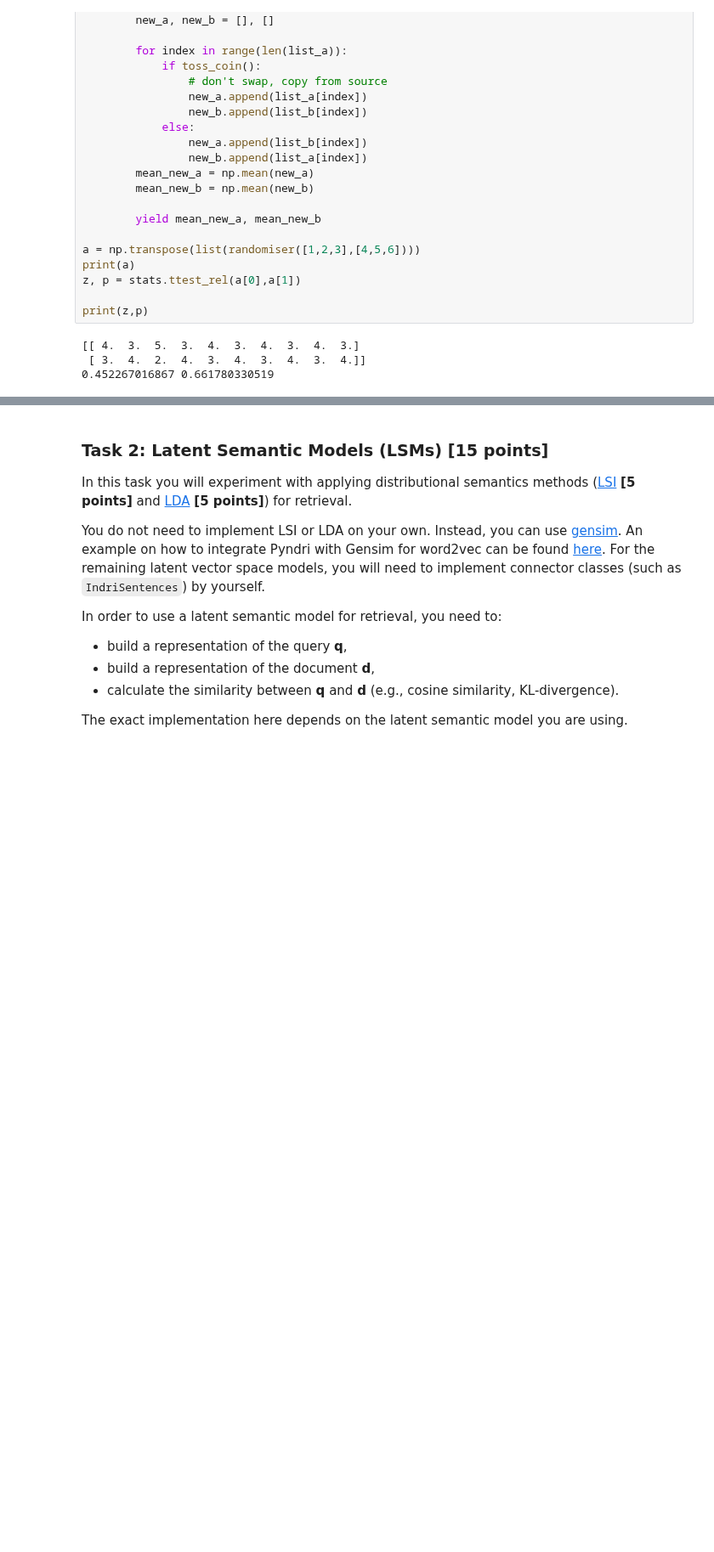
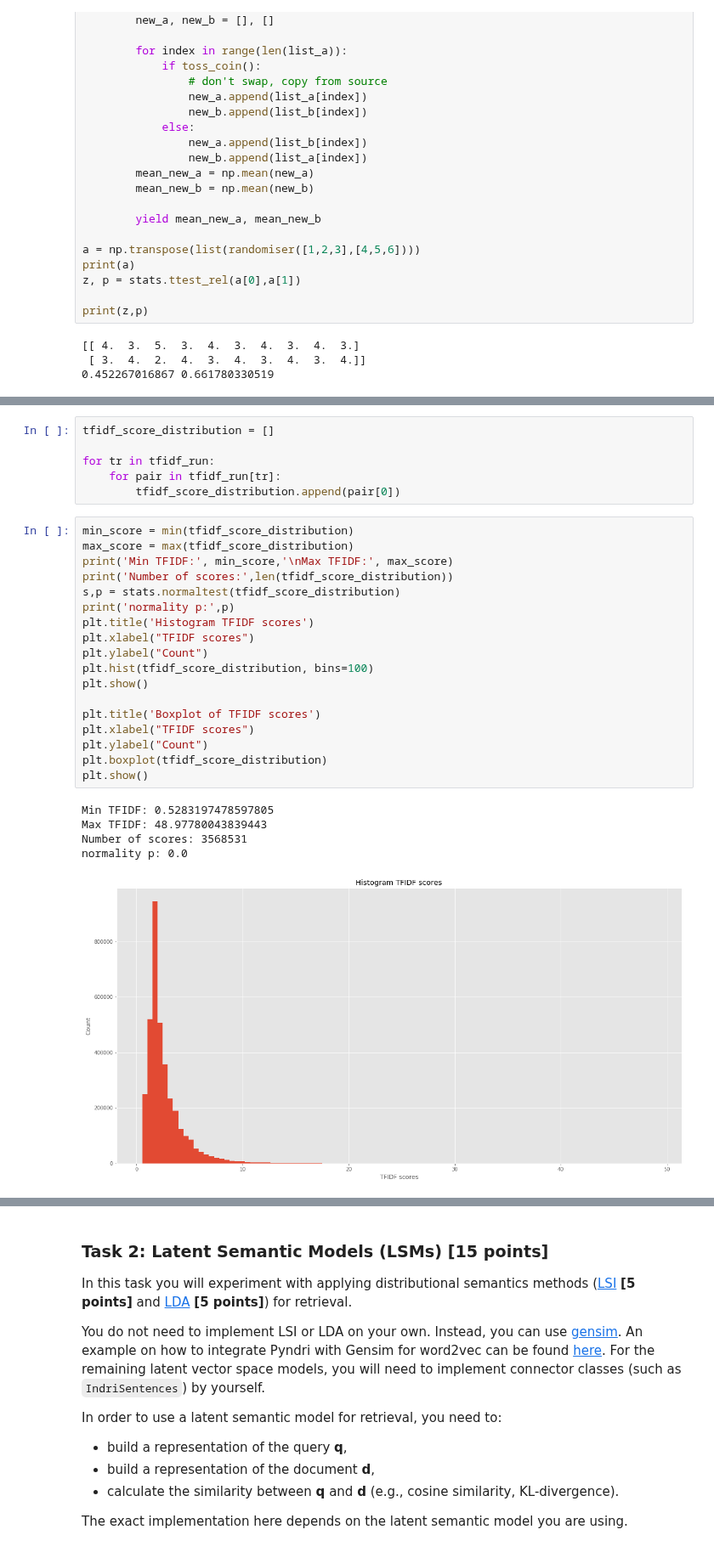
Before and after one commit to samarthbhargav/ir1, a Jupyter notebook: homeworks/HW2/11859032-11823453-10176306-hw2.ipynb, the cells around one changed output, grey strips where cells are left out. Shown at 85% size. Drawn from its saved outputs; the diff is of its cells as text; blank space fills up the shorter version.

```diff
--- a/homeworks/HW2/11859032-11823453-10176306-hw2.ipynb
+++ b/homeworks/HW2/11859032-11823453-10176306-hw2.ipynb
@@ -1339,3 +1347,33 @@ maps_abs_disc maps_PLM Ttest_relResult(statistic=-7.6423100612611377, pvalue=6.0
 maps_bm25 maps_jelinek Ttest_relResult(statistic=10.572191897943028, pvalue=7.9922983419374966e-19)
 maps_bm25 maps_PLM Ttest_relResult(statistic=9.5078915005442699, pvalue=2.7414814541546234e-16)
 maps_jelinek maps_PLM Ttest_relResult(statistic=-7.9915520733936827, pvalue=9.6277249604456345e-13)
+# %%
+tfidf_score_distribution = []
+
+for tr in tfidf_run:
+    for pair in tfidf_run[tr]:
+        tfidf_score_distribution.append(pair[0])
+# %%
+min_score = min(tfidf_score_distribution)
+max_score = max(tfidf_score_distribution)
+print('Min TFIDF:', min_score,'\nMax TFIDF:', max_score)
+print('Number of scores:',len(tfidf_score_distribution))
+s,p = stats.normaltest(tfidf_score_distribution)
+print('normality p:',p)
+plt.title('Histogram TFIDF scores')
+plt.xlabel("TFIDF scores")
+plt.ylabel("Count")
+plt.hist(tfidf_score_distribution, bins=100)
+plt.show()
+
+plt.title('Boxplot of TFIDF scores')
+plt.xlabel("TFIDF scores")
+plt.ylabel("Count")
+plt.boxplot(tfidf_score_distribution)
+plt.show()
+# %% [output]
+Min TFIDF: 0.5283197478597805
+Max TFIDF: 48.97780043839443
+Number of scores: 3568531
+normality p: 0.0
+[figure, added]
```
Also changed, not shown: parts of 9 cells of this notebook.
